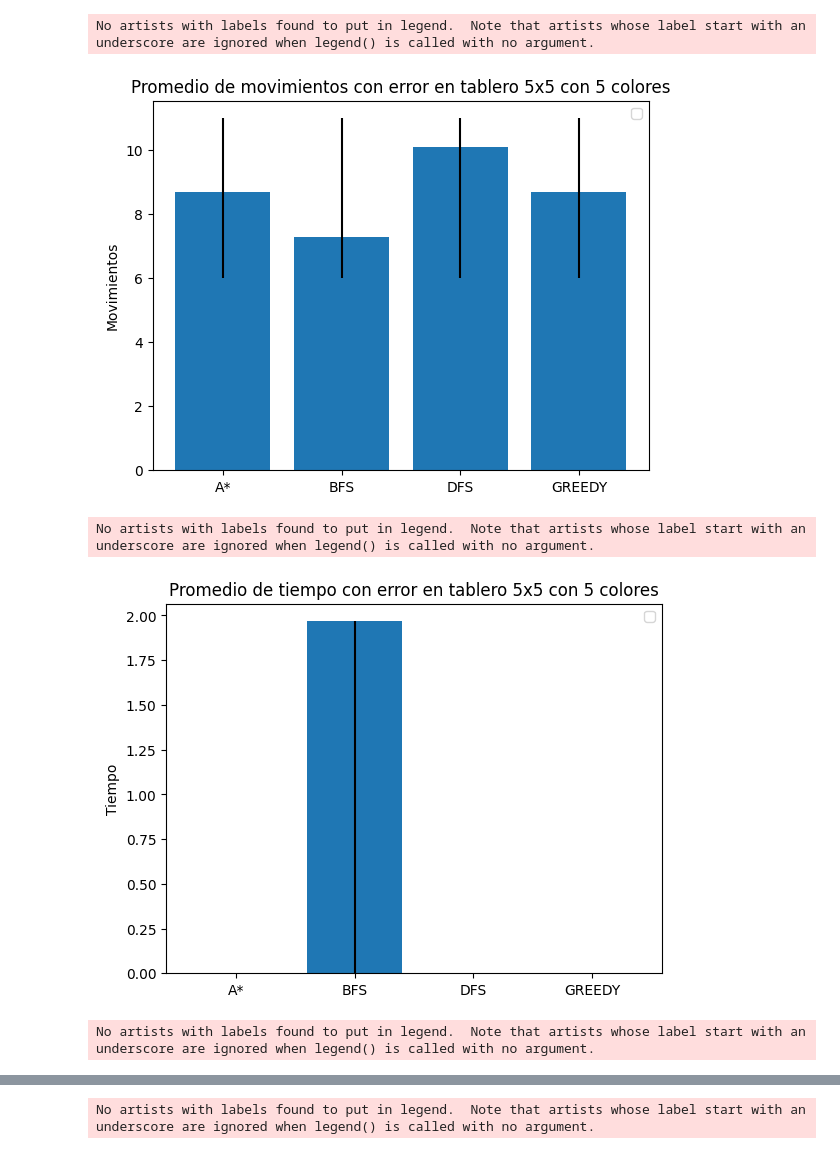
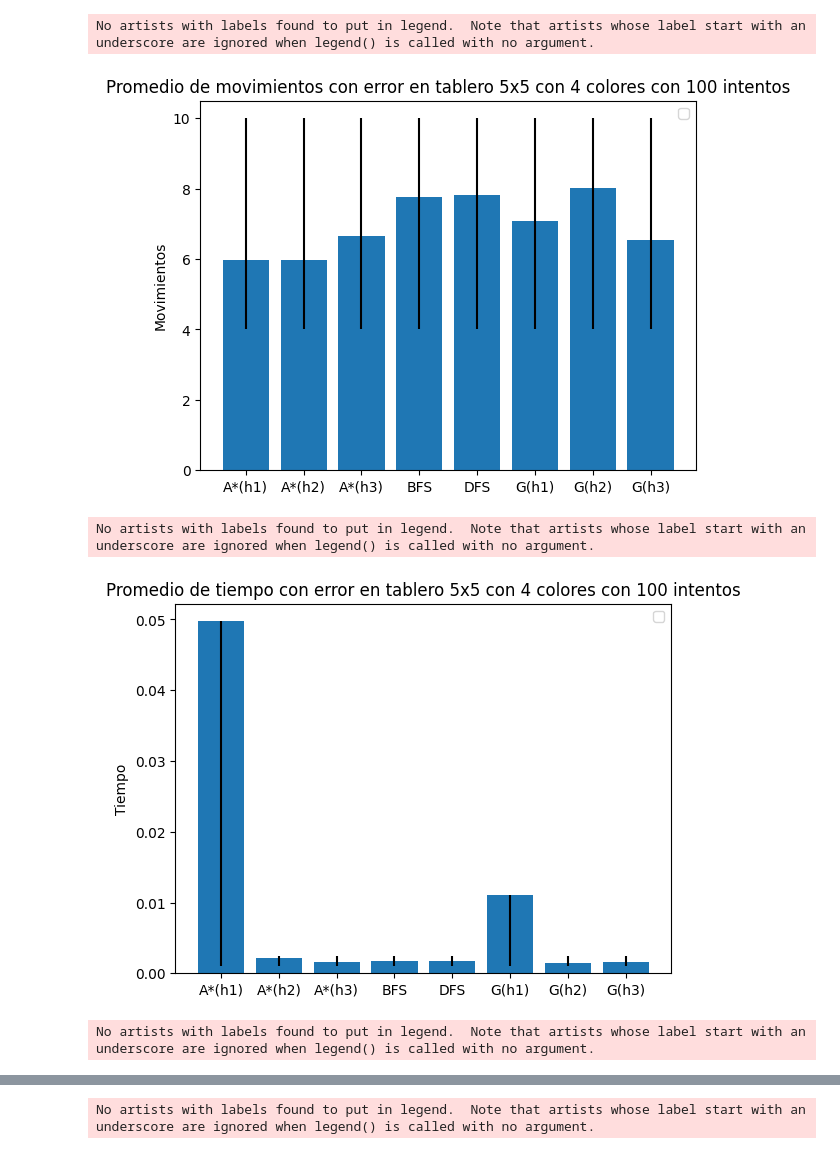
Before and after one commit to lucasfleischer07/TPs-SIA, a Jupyter notebook: TP1/test.ipynb, the cells around one changed output, grey strips where cells are left out. Drawn from its saved outputs; the diff is of its cells as text; code cells hidden in the pictures.

```diff
--- a/TP1/test.ipynb
+++ b/TP1/test.ipynb
@@ -11,17 +13,16 @@ from src.algorithms.greedy import fill_zone_greedy
 from src.fillZone import create_grid
 # %%
 # Estas 4 variables, son las que se tienen que cambiar para generar distintas escenarios
-run_times = 10   # hace referencia a cuantas veces queres correr para testear
-color_amount = 5 # Hace referencia a la cantidad de colores con los que se quieren jugar (del 2 al 6)
+run_times = 101   # hace referencia a cuantas veces queres correr para testear
+color_amount = 4 # Hace referencia a la cantidad de colores con los que se quieren jugar (del 2 al 6)
 rows_amount = 5  # Hace referencia a la cantidad de filas y columnas del tablero
-heuristic = 1    # Hace referencia a cual de las 3 heurisicas se usan (son valores del 1 al 3 correspondiente a cada heuristica)
 
-alg_names = ['A*', 'BFS', 'DFS', 'GREEDY']
-movements_array=np.empty(10)
-time_array = np.empty(10)
-nodes_expanded_array = np.empty(10)
-nodes_border_array = np.empty(10)
-result = np.empty(10)
+alg_names = ['A*(h1)', 'A*(h2)', 'A*(h3)', 'BFS', 'DFS', 'G(h1)', 'G(h2)', 'G(h3)']
+movements_array=np.empty(run_times)
+time_array = np.empty(run_times)
+nodes_expanded_array = np.empty(run_times)
+nodes_border_array = np.empty(run_times)
+result = np.empty(run_times)
 
 movements_mean=[]
 movements_std=[]
@@ -44,17 +45,25 @@ grids=[]
 for run_time in range(run_times):
     grids.append(create_grid(rows_amount,color_amount))
 
-for algorithm in range(1,5):
+for algorithm in range(1,9):
     for run_time in range(run_times):
         auxGrid=copy.deepcopy(grids[run_time])
         if(algorithm == 1):
-            result = fill_zone_aStar(auxGrid, color_amount, heuristic)
+            result = fill_zone_aStar(auxGrid, color_amount, 1)
         elif(algorithm == 2):
+            result = fill_zone_aStar(auxGrid, color_amount, 2)
+        elif(algorithm == 3):
+            result = fill_zone_aStar(auxGrid, color_amount, 3)
+        elif(algorithm == 4):
             result = fill_zone_bfs(auxGrid, color_amount)
-        elif(algorithm == 3):
+        elif(algorithm == 5):
             result = fill_zone_dfs(auxGrid, color_amount)
-        elif(algorithm == 4):
-            result = fill_zone_greedy(auxGrid, color_amount, heuristic)
+        elif(algorithm == 6):
+            result = fill_zone_greedy(auxGrid, color_amount, 1)
+        elif(algorithm == 7):
+            result = fill_zone_greedy(auxGrid, color_amount, 2)
+        elif(algorithm == 8):
+            result = fill_zone_greedy(auxGrid, color_amount, 3)
 
         movements_array[run_time]=len(result[0])
         time_array[run_time]=result[1]
@@ -84,46 +93,46 @@ for algorithm in range(1,5):
     times_lower_err = np.maximum(0, times_lower_err)
     times_upper_err = np.maximum(0, times_upper_err)
 
     nodes_expanded_lower_err = nodes_expanded_mean - min(nodes_expanded_array)
     nodes_expanded_upper_err = max(nodes_expanded_array) - nodes_expanded_mean
     nodes_expanded_lower_err = np.maximum(0, nodes_expanded_lower_err)
     nodes_expanded_upper_err = np.maximum(0, nodes_expanded_upper_err)
 
     nodes_border_lower_err = nodes_border_mean - nodes_border_array.min()
     nodes_border_upper_err = nodes_border_array.max() - nodes_border_mean
     nodes_border_lower_err = np.maximum(0, nodes_border_lower_err)
     nodes_border_upper_err = np.maximum(0, nodes_border_upper_err)
 
-plt.bar([1,2,3,4], movements_mean, yerr=[movements_lower_err, movements_upper_err])
-plt.xticks([1,2,3,4], alg_names)
+plt.bar([1,2,3,4,5,6,7,8], movements_mean, yerr=[movements_lower_err, movements_upper_err])
+plt.xticks([1,2,3,4,5,6,7,8], alg_names)
 plt.ylabel('Movimientos')
-plt.title('Promedio de movimientos con error en tablero {}x{} con {} colores'.format(str(rows_amount),str(rows_amount),str(color_amount)))
+plt.title('Promedio de movimientos con error en tablero {}x{} con {} colores con {} intentos'.format(str(rows_amount),str(rows_amount),str(color_amount),str(run_time)))
 plt.legend()
 plt.show()
 
-plt.bar([1,2,3,4], times_mean, yerr=[times_lower_err, times_upper_err])
-plt.xticks([1,2,3,4], alg_names)
+plt.bar([1,2,3,4,5,6,7,8], times_mean, yerr=[times_lower_err, times_upper_err])
+plt.xticks([1,2,3,4,5,6,7,8], alg_names)
 plt.ylabel('Tiempo')
-plt.title('Promedio de tiempo con error en tablero {}x{} con {} colores'.format(str(rows_amount),str(rows_amount),str(color_amount)))
+plt.title('Promedio de tiempo con error en tablero {}x{} con {} colores con {} intentos'.format(str(rows_amount),str(rows_amount),str(color_amount),str(run_time)))
 plt.legend()
 plt.show()
 
-plt.bar([1,2,3,4], nodes_expanded_mean, yerr=[nodes_expanded_lower_err, nodes_expanded_upper_err])
-plt.xticks([1,2,3,4], alg_names)
+plt.bar([1,2,3,4,5,6,7,8], nodes_expanded_mean, yerr=[nodes_expanded_lower_err, nodes_expanded_upper_err])
+plt.xticks([1,2,3,4,5,6,7,8], alg_names)
 plt.ylabel('Nodos expandidos')
-plt.title('Promedio de nodos expandidos con error en tablero {}x{} con {} colores'.format(str(rows_amount),str(rows_amount),str(color_amount)))
+plt.title('Promedio de nodos expandidos con error en tablero {}x{} con {} colores con {} intentos'.format(str(rows_amount),str(rows_amount),str(color_amount),str(run_time)))
 plt.legend()
 plt.show()
 
-plt.bar([1,2,3,4], nodes_border_mean, yerr=[nodes_border_lower_err, nodes_border_upper_err])
-plt.xticks([1,2,3,4], alg_names)
+plt.bar([1,2,3,4,5,6,7,8], nodes_border_mean, yerr=[nodes_border_lower_err, nodes_border_upper_err])
+plt.xticks([1,2,3,4,5,6,7,8], alg_names)
 plt.ylabel('Nodos frontera')
-plt.title('Promedio de nodos frontera con error en tablero {}x{} con {} colores'.format(str(rows_amount),str(rows_amount),str(color_amount)))
+plt.title('Promedio de nodos frontera con error en tablero {}x{} con {} colores con {} intentos'.format(str(rows_amount),str(rows_amount),str(color_amount),str(run_time)))
 plt.legend()
 plt.show()
 # %% [output]
 No artists with labels found to put in legend.  Note that artists whose label start with an underscore are ignored when legend() is called with no argument.
-[figure, old version]
+[figure, new version]
 No artists with labels found to put in legend.  Note that artists whose label start with an underscore are ignored when legend() is called with no argument.
-[figure, old version]
+[figure, new version]
 No artists with labels found to put in legend.  Note that artists whose label start with an underscore are ignored when legend() is called with no argument.
```
Also changed, not shown: parts of 2 cells of this notebook, 2 other files.
